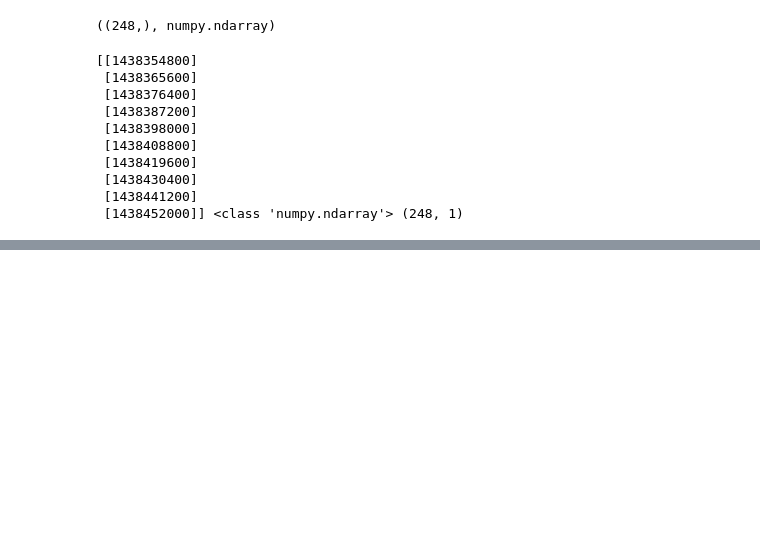
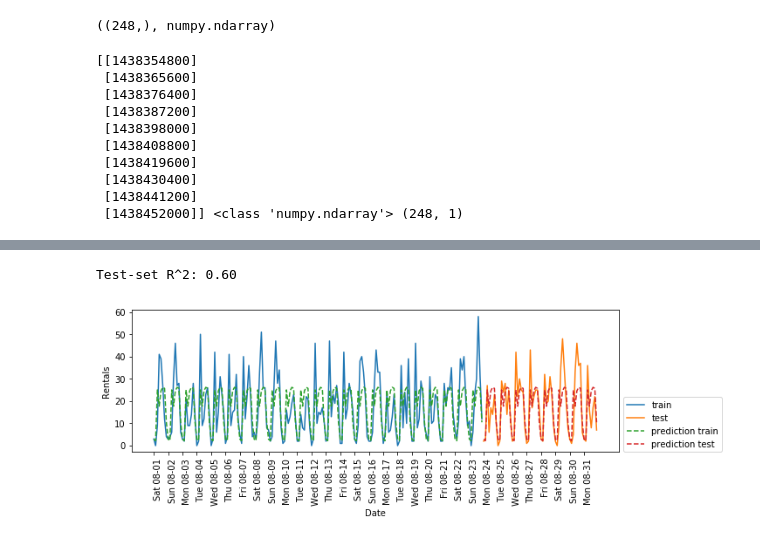
Before and after one commit to yongduek/lectures, a Jupyter notebook: ds101/citibike.ipynb, the cells around one changed output, grey strips where cells are left out. Cells and saved outputs as stored; diff of their text form; code cells hidden in the pictures; blank space fills up the shorter version.

```diff
--- a/ds101/citibike.ipynb
+++ b/ds101/citibike.ipynb
@@ -128,0 +217,5 @@ print (X[:10], type(X), X.shape)
+# %%
+eval_on_features (X_hour, y, rfreg)
+# %% [output]
+Test-set R^2: 0.60
+[figure, added]
```
Also changed, not shown: parts of 29 cells of this notebook, 1 other file.
